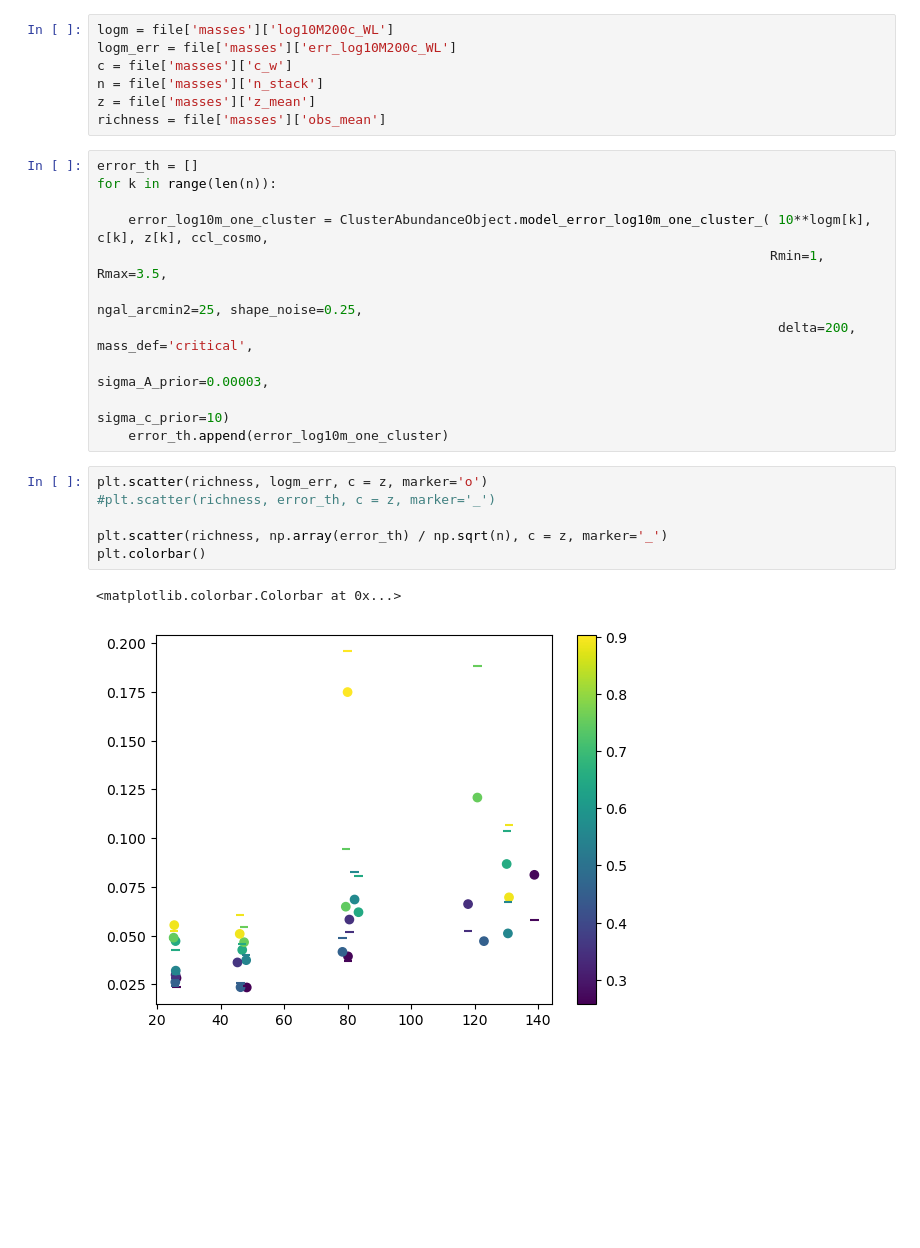
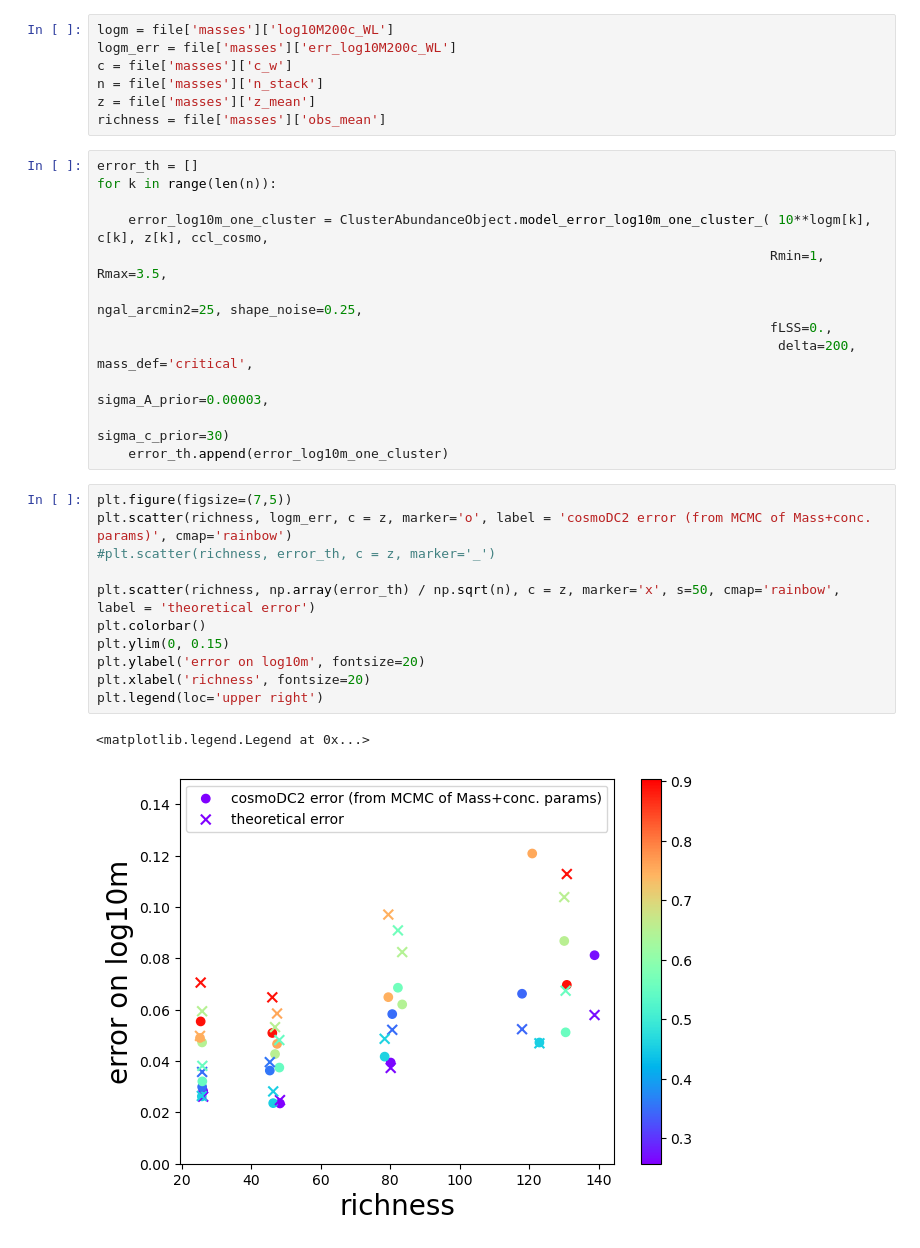
Before and after one commit to calumhrmurray/capish, a Jupyter notebook: validation_standard/compare_error-bars_cosmoDC2.ipynb, the cells around one changed output. Drawn from its saved outputs; the diff is of its cells as text; blank space fills up the shorter version.

```diff
--- a/validation_standard/compare_error-bars_cosmoDC2.ipynb
+++ b/validation_standard/compare_error-bars_cosmoDC2.ipynb
@@ -57,16 +57,22 @@ for k in range(len(n)):
     error_log10m_one_cluster = ClusterAbundanceObject.model_error_log10m_one_cluster_( 10**logm[k], c[k], z[k], ccl_cosmo,
                                                                                       Rmin=1, Rmax=3.5,
                                                                                        ngal_arcmin2=25, shape_noise=0.25,
+                                                                                      fLSS=0.,
                                                                                        delta=200, mass_def='critical',
                                                                                        sigma_A_prior=0.00003,
-                                                                                      sigma_c_prior=10)
+                                                                                      sigma_c_prior=30)
     error_th.append(error_log10m_one_cluster)
 # %%
-plt.scatter(richness, logm_err, c = z, marker='o')
+plt.figure(figsize=(7,5))
+plt.scatter(richness, logm_err, c = z, marker='o', label = 'cosmoDC2 error (from MCMC of Mass+conc. params)', cmap='rainbow')
 #plt.scatter(richness, error_th, c = z, marker='_')
 
-plt.scatter(richness, np.array(error_th) / np.sqrt(n), c = z, marker='_')
+plt.scatter(richness, np.array(error_th) / np.sqrt(n), c = z, marker='x', s=50, cmap='rainbow', label = 'theoretical error')
 plt.colorbar()
+plt.ylim(0, 0.15)
+plt.ylabel('error on log10m', fontsize=20)
+plt.xlabel('richness', fontsize=20)
+plt.legend(loc='upper right')
 # %% [output]
-<matplotlib.colorbar.Colorbar at 0x...>
+<matplotlib.legend.Legend at 0x...>
-[figure, old version]
+[figure, new version]
```
Also changed, not shown: 7 other files.
